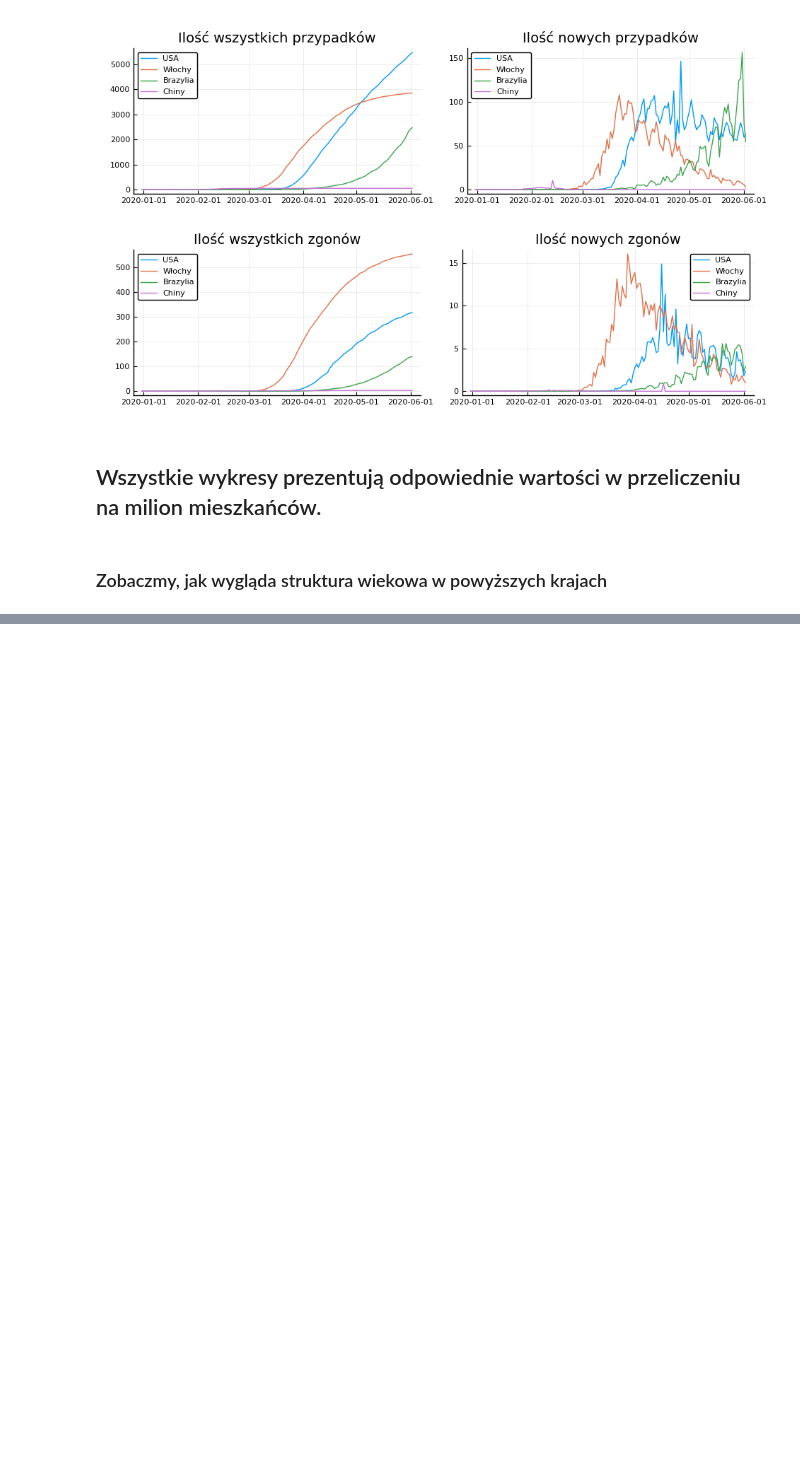
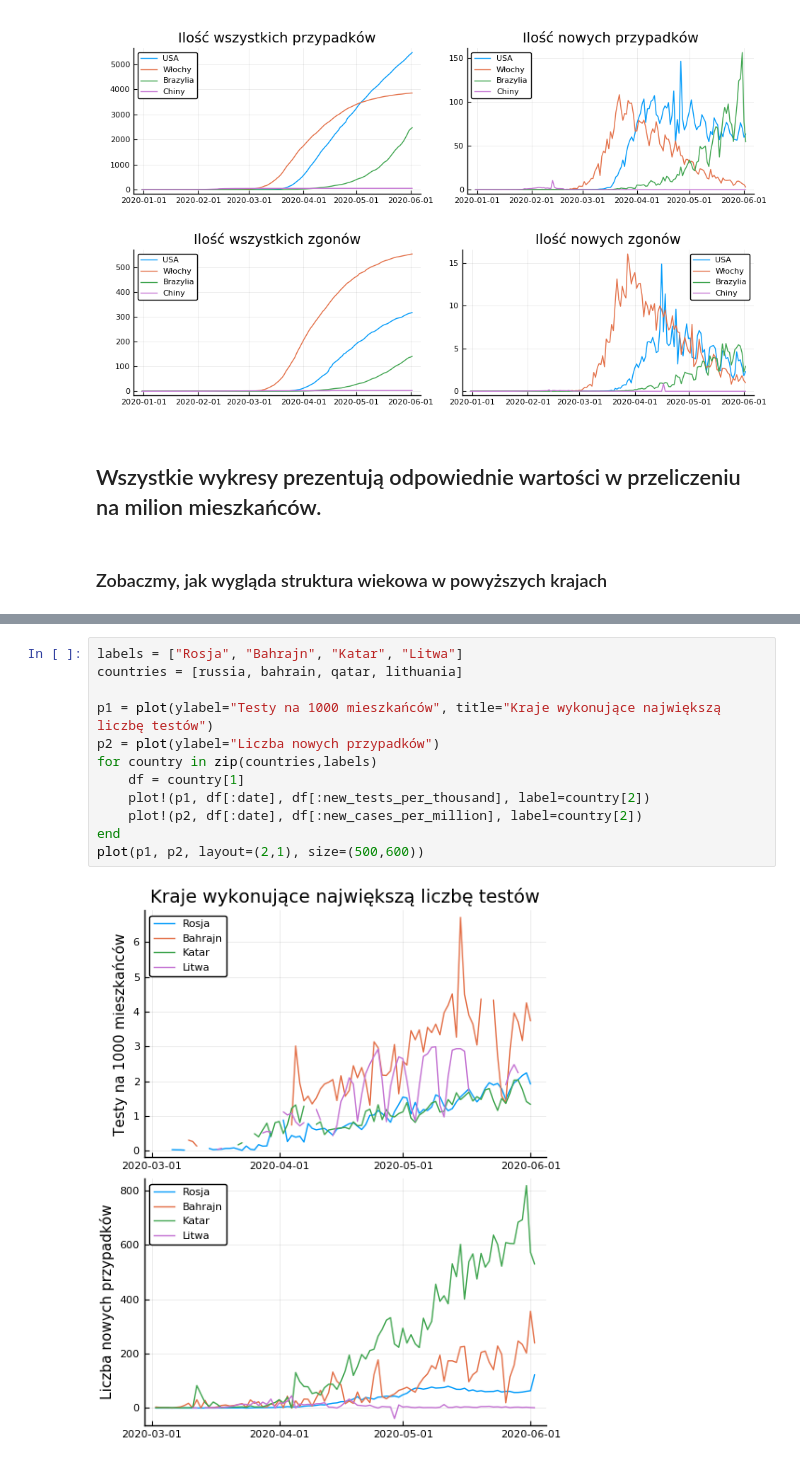
Before and after one commit to wstryc/Wizualizacja-COVID-19, a Jupyter notebook: projekt.ipynb, the cells around one changed output, grey strips where cells are left out. Drawn from its saved outputs; the diff is of its cells as text; blank space fills up the shorter version.

```diff
--- a/projekt.ipynb
+++ b/projekt.ipynb
@@ -218,0 +236,14 @@ rand(10,3)
+# %%
+labels = ["Rosja", "Bahrajn", "Katar", "Litwa"]
+countries = [russia, bahrain, qatar, lithuania]
+
+p1 = plot(ylabel="Testy na 1000 mieszkańców", title="Kraje wykonujące największą liczbę testów")
+p2 = plot(ylabel="Liczba nowych przypadków")
+for country in zip(countries,labels)
+    df = country[1]
+    plot!(p1, df[:date], df[:new_tests_per_thousand], label=country[2])
+    plot!(p2, df[:date], df[:new_cases_per_million], label=country[2])
+end
+plot(p1, p2, layout=(2,1), size=(500,600))
+# %% [output]
+[figure, added]
```
Also changed, not shown: parts of 12 cells of this notebook.
